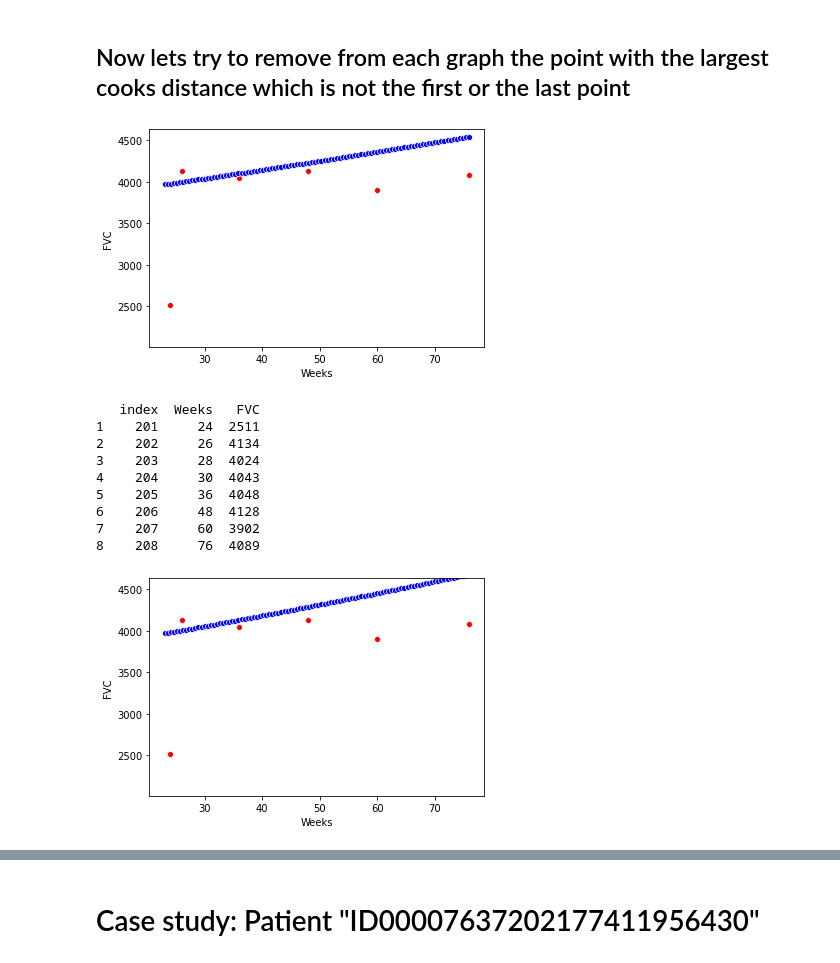
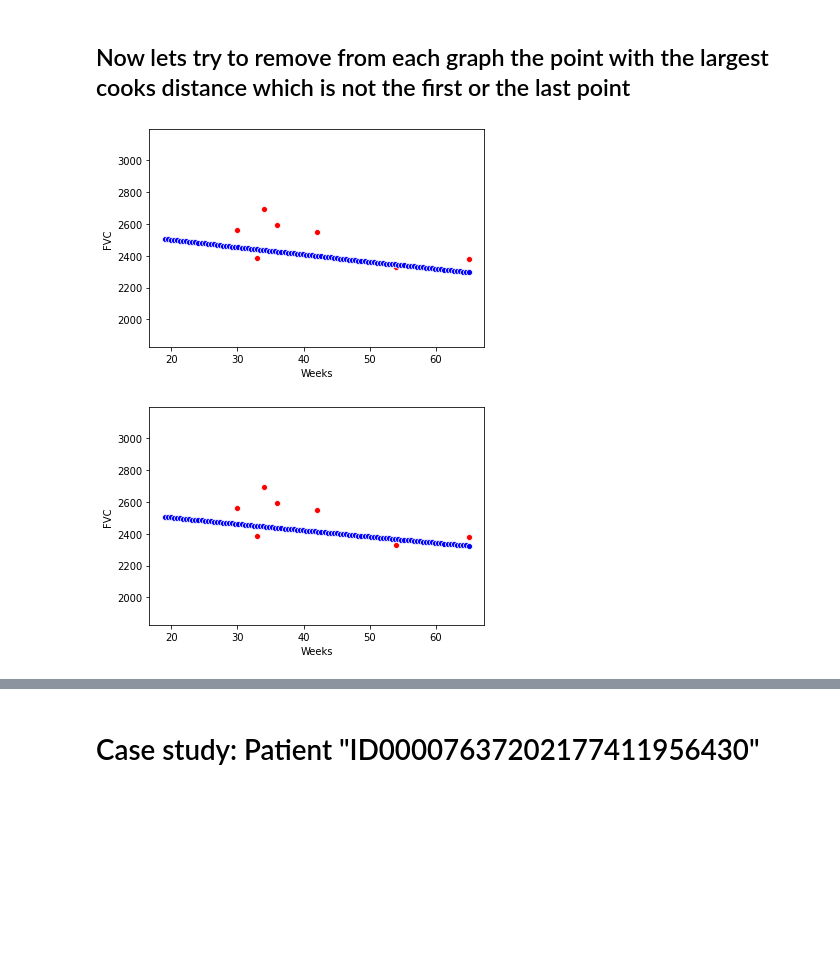
Before and after one commit to omerhac/osic-fibrosis, a Jupyter notebook: exponent_functions_eda.ipynb, the cells around one changed output, grey strips where cells are left out. Drawn from its saved outputs; the diff is of its cells as text; code cells hidden in the pictures; blank space fills up the shorter version.

```diff
--- a/exponent_functions_eda.ipynb
+++ b/exponent_functions_eda.ipynb
@@ -194,7 +192,7 @@ def get_cooks_distance(observations):
 
 def remove_outlier(fvc_hist):
   """Remove the point with the largest cooks distance from the fvc observations. Do not remove the first nor the last point"""
-  max_ind = get_cooks_distance(fvc_hist)[1:-1].argmax() # remove first and last
+  max_ind = get_cooks_distance(fvc_hist)[1:-1].argmax() + 1# remove first and last
   fvc_hist = fvc_hist.reset_index()
   return fvc_hist.drop(max_ind, axis=0)
 
@@ -220,32 +218,23 @@ def get_patient_fvc_exp(hist):
     return -neg_k
 # %%
 # ID00408637202308839708961
-id = "ID00061637202188184085559"
+id = "ID00030637202181211009029"
 visualize.plot_patient_exp(id, exp_function=func_dict[id])
 hist = table_data.get_fvc_hist(train_table, id)
 
 # remove outliers
 hist_corrected = remove_outlier(hist)
 hist_corrected = remove_outlier(hist)
 
 # fit second exponent
 i_week, i_fvc = table_data.get_initial_fvc(id)
 k = get_patient_fvc_exp(hist_corrected)
 new_exp = predict.ExpFunc(i_fvc, k, i_week)
 
 visualize.plot_patient_exp(id, exp_function=new_exp)
 # %% [output]
-[figure, old version]
+[figure, new version]
-   index  Weeks   FVC
-1    201     24  2511
-2    202     26  4134
-3    203     28  4024
-4    204     30  4043
-5    205     36  4048
-6    206     48  4128
-7    207     60  3902
-8    208     76  4089
-[figure, old version]
+[figure, new version]
 # %%
 id = np.random.choice(list(func_dict))
 visualize.plot_patient_exp(id, exp_function=func_dict[id])
```
Also changed, not shown: parts of 3 cells of this notebook.
